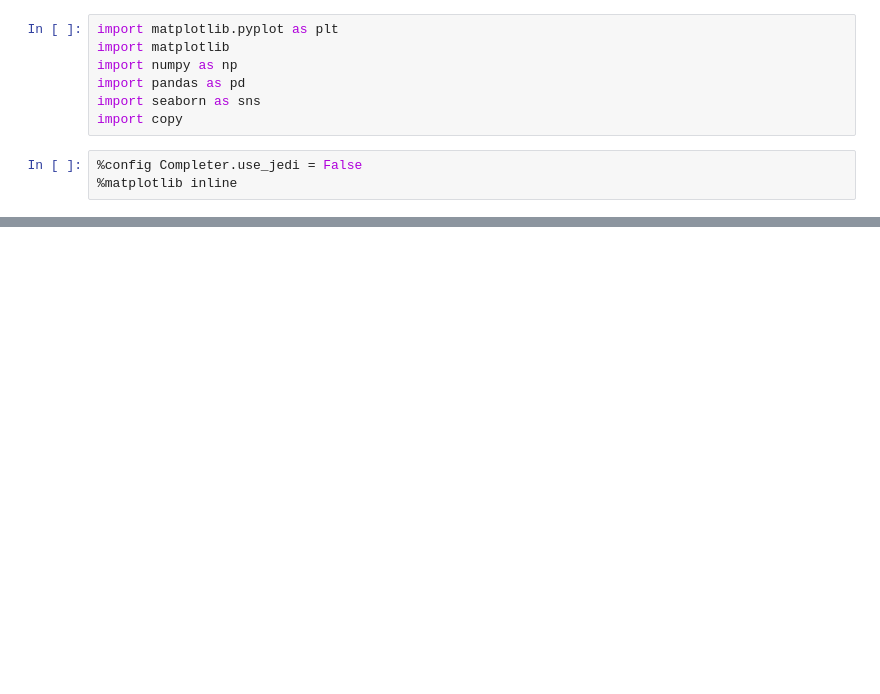
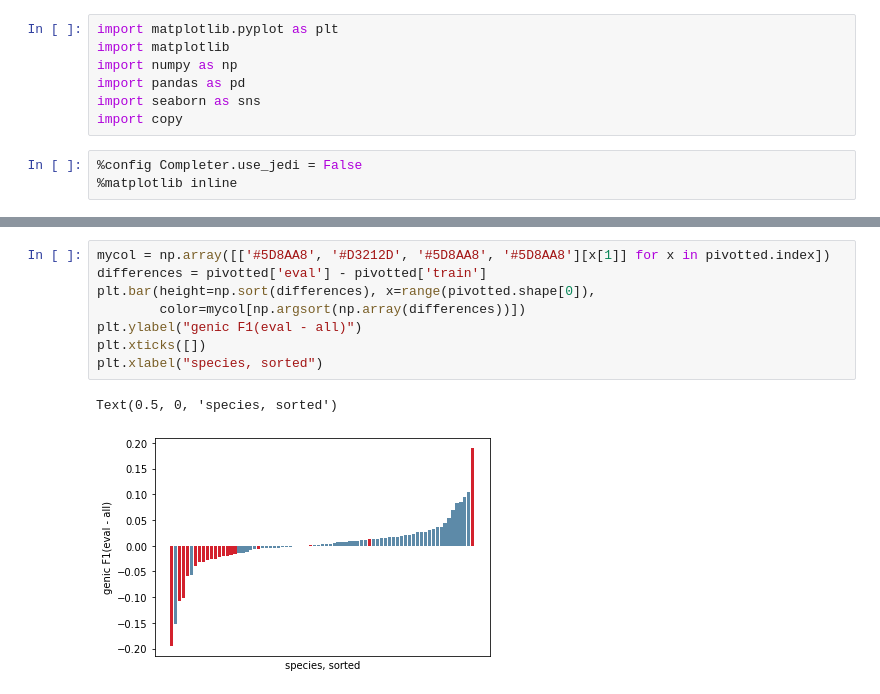
Before and after one commit to weberlab-hhu/helixer_scratch, a Jupyter notebook: notebooks/valmix.ipynb, the cells around one changed output, grey strips where cells are left out. Saved outputs shown, nothing was run; the diff lists cells and outputs as text; blank space fills up the shorter version.

```diff
--- a/notebooks/valmix.ipynb
+++ b/notebooks/valmix.ipynb
@@ -35,0 +71,11 @@ plt.xlabel("species, sorted")
+# %%
+mycol = np.array([['#5D8AA8', '#D3212D', '#5D8AA8', '#5D8AA8'][x[1]] for x in pivotted.index])
+differences = pivotted['eval'] - pivotted['train']
+plt.bar(height=np.sort(differences), x=range(pivotted.shape[0]),
+        color=mycol[np.argsort(np.array(differences))])
+plt.ylabel("genic F1(eval - all)")
+plt.xticks([])
+plt.xlabel("species, sorted")
+# %% [output]
+Text(0.5, 0, 'species, sorted')
+[figure, added]
```
Also changed, not shown: parts of 16 cells of this notebook, 5 other files.
